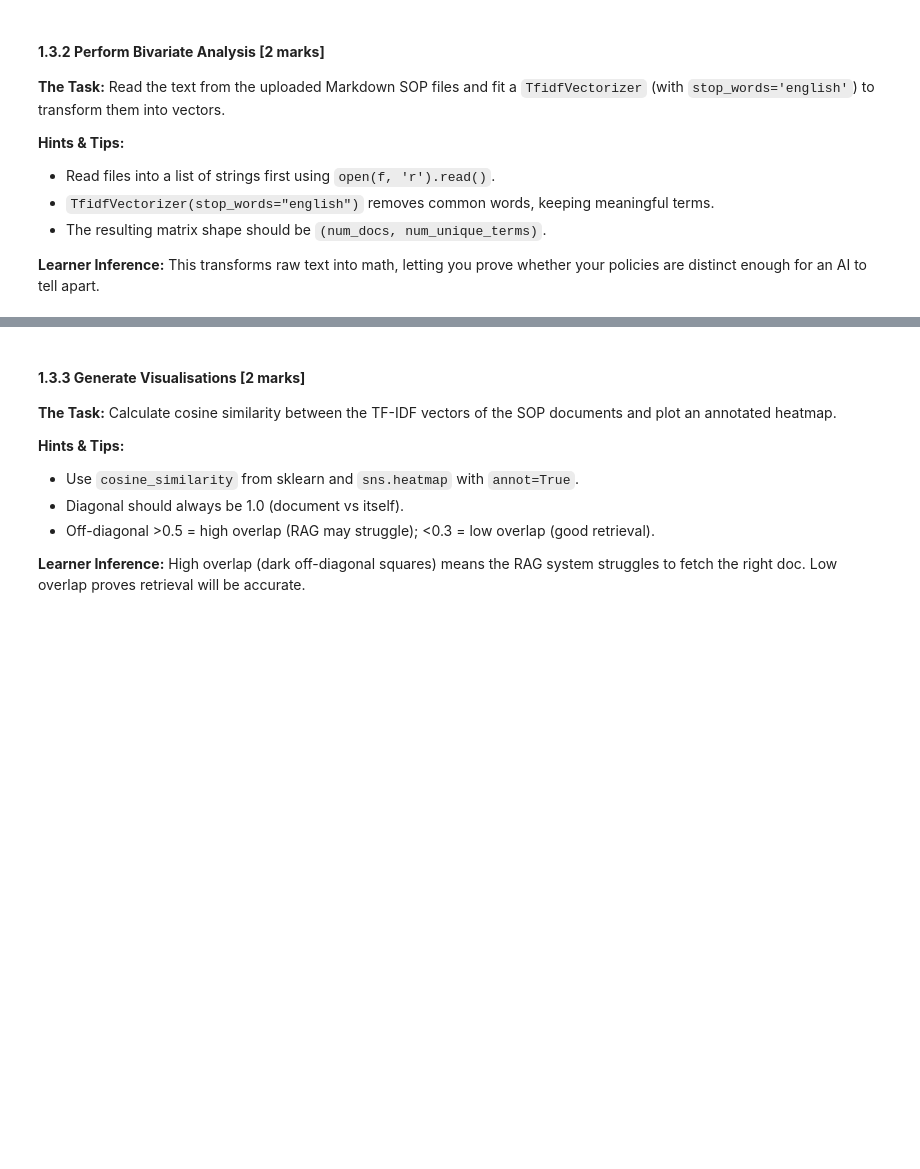
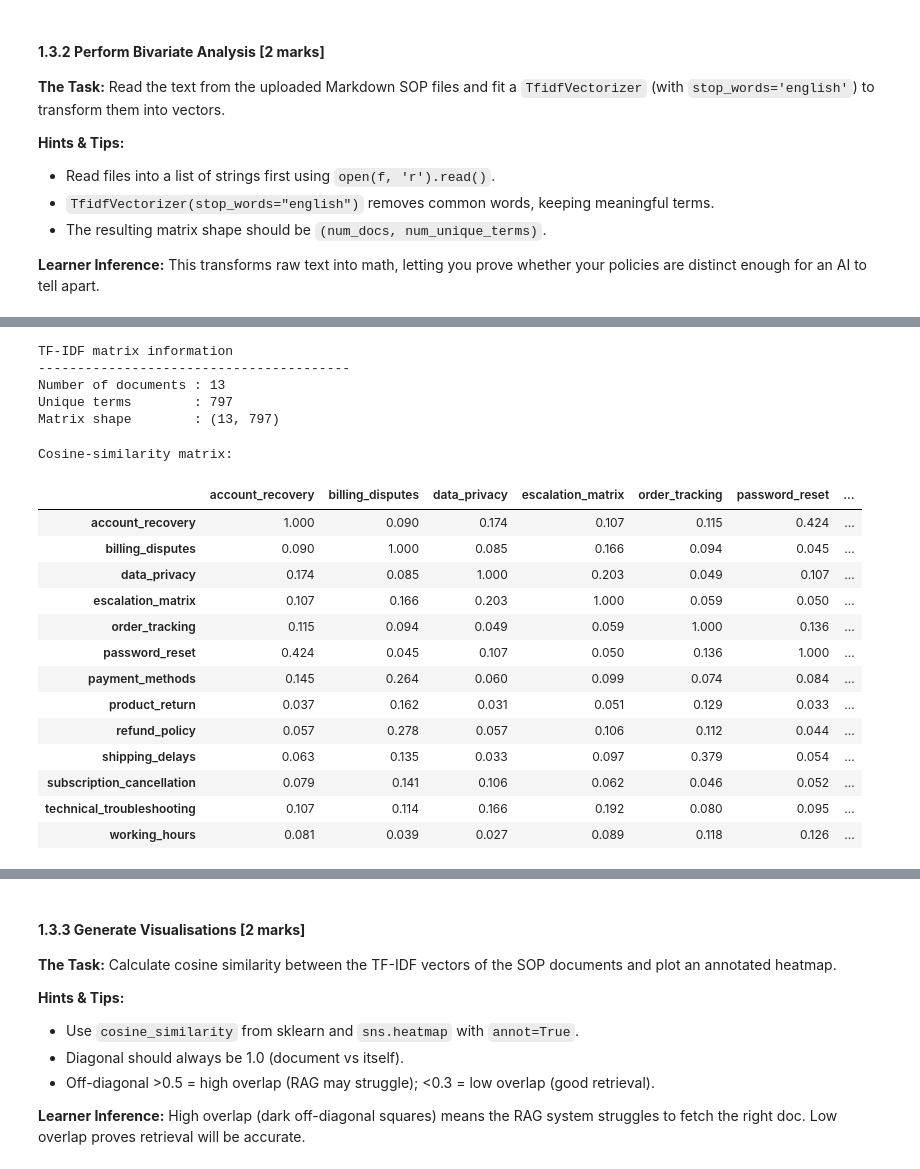
Before and after one commit to akul-bharadwaj/Hybrid-RAG-Customer-Support, a Jupyter notebook: Data_Understanding_and_EDA.ipynb, the cells around one changed output, grey strips where cells are left out. Saved outputs shown, nothing was run; the diff lists cells and outputs as text; code cells hidden in the pictures; blank space fills up the shorter version.

```diff
--- a/Data_Understanding_and_EDA.ipynb
+++ b/Data_Understanding_and_EDA.ipynb
@@ -94,0 +727,51 @@
+# %%
+# Convert the documents into TF-IDF vectors
+tfidf_vectorizer = TfidfVectorizer(
+    stop_words="english"
+)
+
+tfidf_matrix = tfidf_vectorizer.fit_transform(
+    policy_texts
+)
+
+print("\nTF-IDF matrix information")
+print("-" * 40)
+print(f"Number of documents : {tfidf_matrix.shape[0]}")
+print(f"Unique terms        : {tfidf_matrix.shape[1]}")
+print(f"Matrix shape        : {tfidf_matrix.shape}")
+# %% [output]
+TF-IDF matrix information
+----------------------------------------
+Number of documents : 13
+Unique terms        : 797
+Matrix shape        : (13, 797)
+# %%
+# Calculate pairwise cosine similarity
+cosine_similarity_matrix = cosine_similarity(
+    tfidf_matrix
+)
+
+similarity_df = pd.DataFrame(
+    cosine_similarity_matrix,
+    index=policy_names,
+    columns=policy_names
+)
+
+print("\nCosine-similarity matrix:")
+display(similarity_df.round(3))
+# %% [output]
+Cosine-similarity matrix:
+|  | account_recovery | billing_disputes | data_privacy | escalation_matrix | order_tracking | password_reset | ... |
+| account_recovery | 1.000 | 0.090 | 0.174 | 0.107 | 0.115 | 0.424 | ... |
+| billing_disputes | 0.090 | 1.000 | 0.085 | 0.166 | 0.094 | 0.045 | ... |
+| data_privacy | 0.174 | 0.085 | 1.000 | 0.203 | 0.049 | 0.107 | ... |
+| escalation_matrix | 0.107 | 0.166 | 0.203 | 1.000 | 0.059 | 0.050 | ... |
+| order_tracking | 0.115 | 0.094 | 0.049 | 0.059 | 1.000 | 0.136 | ... |
+| password_reset | 0.424 | 0.045 | 0.107 | 0.050 | 0.136 | 1.000 | ... |
+| payment_methods | 0.145 | 0.264 | 0.060 | 0.099 | 0.074 | 0.084 | ... |
+| product_return | 0.037 | 0.162 | 0.031 | 0.051 | 0.129 | 0.033 | ... |
+| refund_policy | 0.057 | 0.278 | 0.057 | 0.106 | 0.112 | 0.044 | ... |
+| shipping_delays | 0.063 | 0.135 | 0.033 | 0.097 | 0.379 | 0.054 | ... |
+| subscription_cancellation | 0.079 | 0.141 | 0.106 | 0.062 | 0.046 | 0.052 | ... |
+| technical_troubleshooting | 0.107 | 0.114 | 0.166 | 0.192 | 0.080 | 0.095 | ... |
+| working_hours | 0.081 | 0.039 | 0.027 | 0.089 | 0.118 | 0.126 | ... |
```
Also changed, not shown: parts of 30 cells of this notebook.
